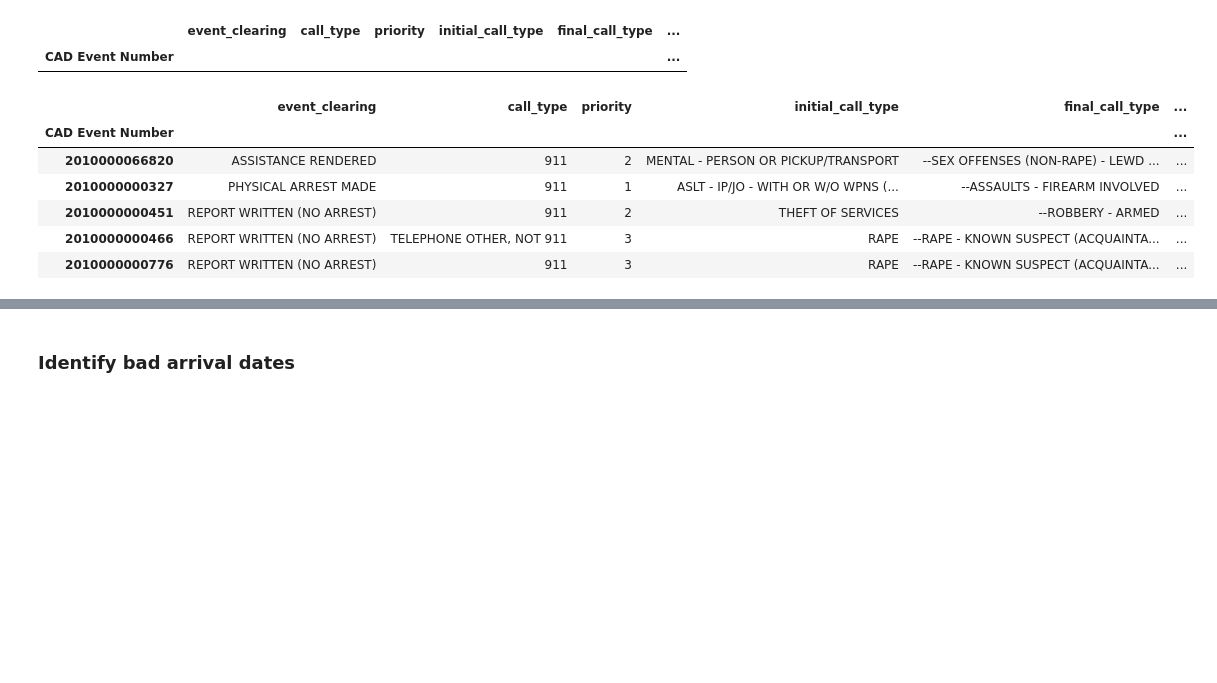
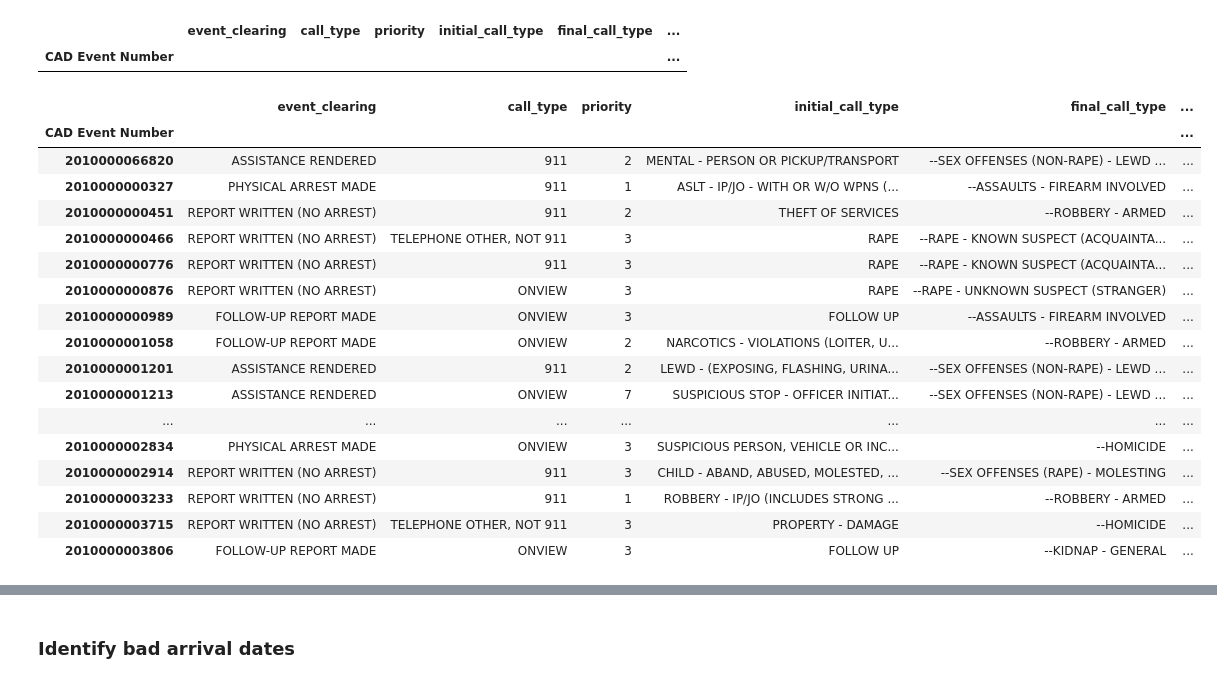
Before and after one commit to teacupwoozy/spd_notebook_archive, a Jupyter notebook: spd_notebook/2010-2018_sexcrimes_violentcrimes.ipynb, the cells around one changed output, grey strips where cells are left out. Cells and saved outputs as stored; diff of their text form; code cells hidden in the pictures; blank space fills up the shorter version.

```diff
--- a/spd_notebook/2010-2018_sexcrimes_violentcrimes.ipynb
+++ b/spd_notebook/2010-2018_sexcrimes_violentcrimes.ipynb
@@ -134,18 +134,29 @@ data['time_delta'] = (data.arrived_time - data.original_time_queued)/np.timedelt
 # %%
 # Add arrived year and month
 
 data['year'] = data.arrived_time.dt.year
 data['month'] = data.arrived_time.dt.month
-data.head()
+data.head(20)
 #data.dtypes
 # %% [output]
 |  | event_clearing | call_type | priority | initial_call_type | final_call_type | ... |
 | CAD Event Number |  |  |  |  |  | ... |
 | 2010000066820 | ASSISTANCE RENDERED | 911 | 2 | MENTAL - PERSON OR PICKUP/TRANSPORT | --SEX OFFENSES (NON-RAPE) - LEWD ... | ... |
 | 2010000000327 | PHYSICAL ARREST MADE | 911 | 1 | ASLT - IP/JO - WITH OR W/O WPNS (... | --ASSAULTS - FIREARM INVOLVED | ... |
 | 2010000000451 | REPORT WRITTEN (NO ARREST) | 911 | 2 | THEFT OF SERVICES | --ROBBERY - ARMED | ... |
 | 2010000000466 | REPORT WRITTEN (NO ARREST) | TELEPHONE OTHER, NOT 911 | 3 | RAPE | --RAPE - KNOWN SUSPECT (ACQUAINTA... | ... |
 | 2010000000776 | REPORT WRITTEN (NO ARREST) | 911 | 3 | RAPE | --RAPE - KNOWN SUSPECT (ACQUAINTA... | ... |
+| 2010000000876 | REPORT WRITTEN (NO ARREST) | ONVIEW | 3 | RAPE | --RAPE - UNKNOWN SUSPECT (STRANGER) | ... |
+| 2010000000989 | FOLLOW-UP REPORT MADE | ONVIEW | 3 | FOLLOW UP | --ASSAULTS - FIREARM INVOLVED | ... |
+| 2010000001058 | FOLLOW-UP REPORT MADE | ONVIEW | 2 | NARCOTICS - VIOLATIONS (LOITER, U... | --ROBBERY - ARMED | ... |
+| 2010000001201 | ASSISTANCE RENDERED | 911 | 2 | LEWD - (EXPOSING, FLASHING, URINA... | --SEX OFFENSES (NON-RAPE) - LEWD ... | ... |
+| 2010000001213 | ASSISTANCE RENDERED | ONVIEW | 7 | SUSPICIOUS STOP - OFFICER INITIAT... | --SEX OFFENSES (NON-RAPE) - LEWD ... | ... |
+| ... | ... | ... | ... | ... | ... | ... |
+| 2010000002834 | PHYSICAL ARREST MADE | ONVIEW | 3 | SUSPICIOUS PERSON, VEHICLE OR INC... | --HOMICIDE | ... |
+| 2010000002914 | REPORT WRITTEN (NO ARREST) | 911 | 3 | CHILD - ABAND, ABUSED, MOLESTED, ... | --SEX OFFENSES (RAPE) - MOLESTING | ... |
+| 2010000003233 | REPORT WRITTEN (NO ARREST) | 911 | 1 | ROBBERY - IP/JO (INCLUDES STRONG ... | --ROBBERY - ARMED | ... |
+| 2010000003715 | REPORT WRITTEN (NO ARREST) | TELEPHONE OTHER, NOT 911 | 3 | PROPERTY - DAMAGE | --HOMICIDE | ... |
+| 2010000003806 | FOLLOW-UP REPORT MADE | ONVIEW | 3 | FOLLOW UP | --KIDNAP - GENERAL | ... |
 # %%
 # Counts by year -- general trend down
 data.year.value_counts()
```
Also changed, not shown: parts of 3 cells of this notebook.
